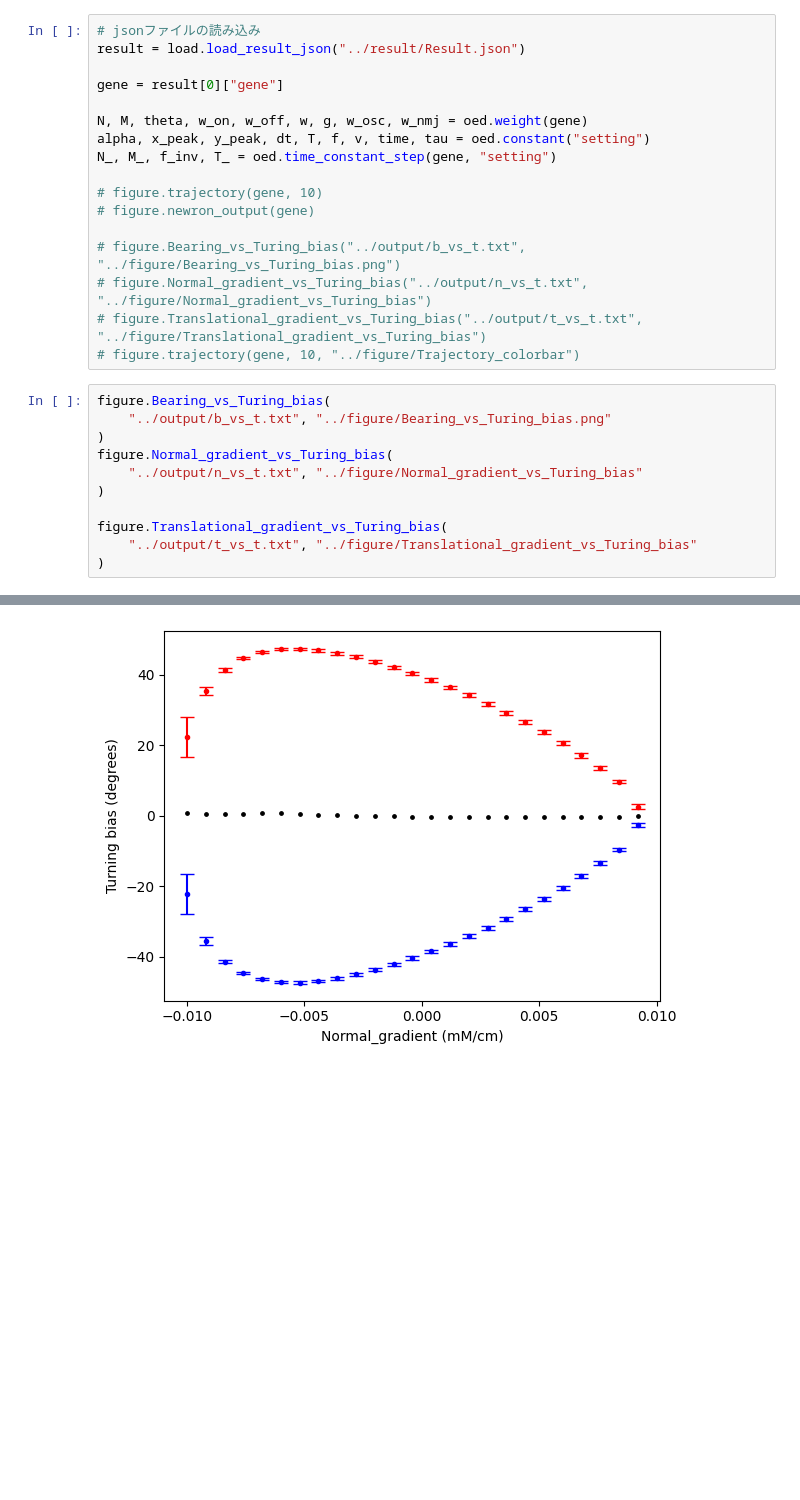
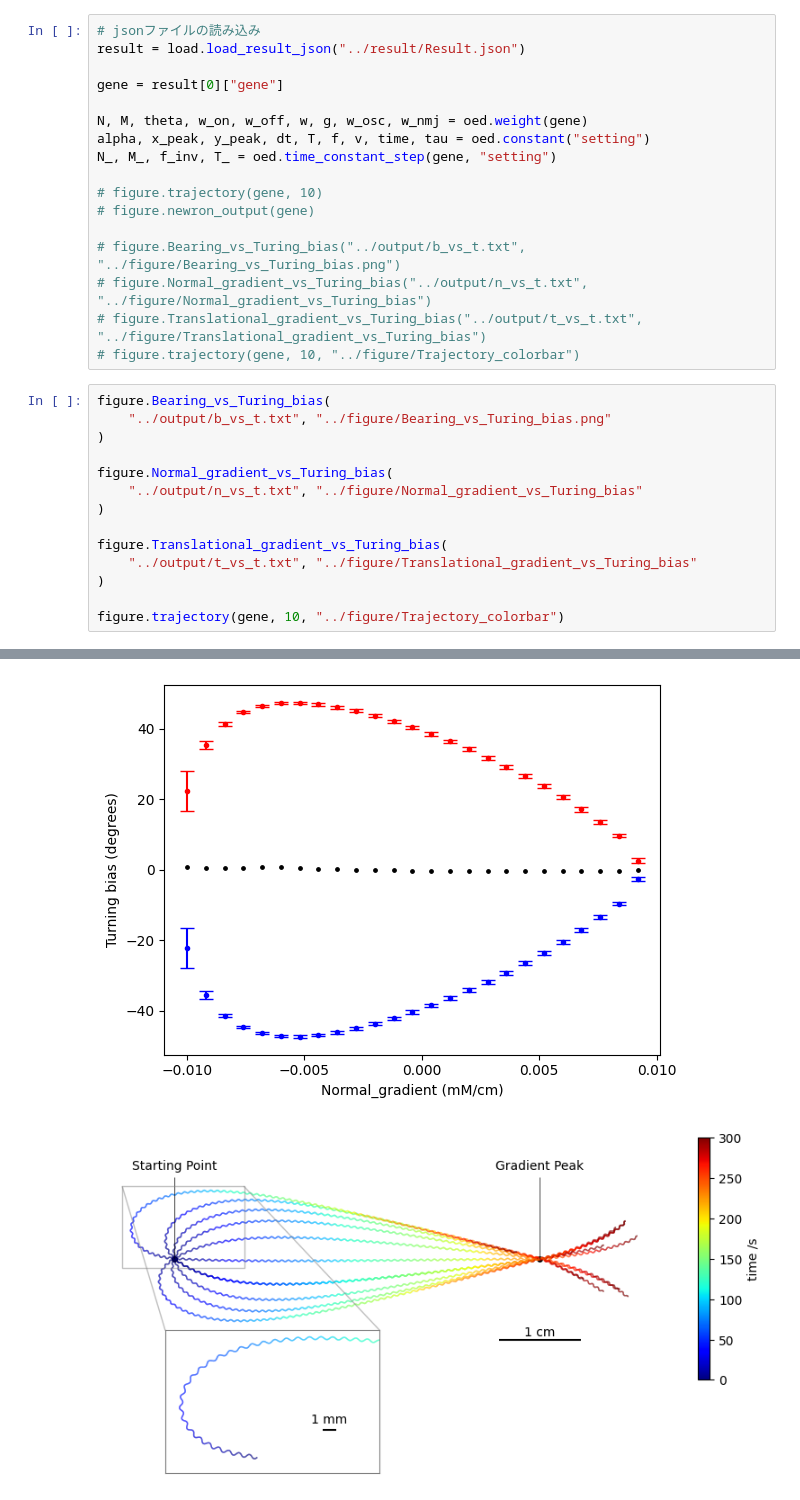
Before and after one commit to 118-Oganesson/C_elegans, a Jupyter notebook: python/main.ipynb, the cells around one changed output, grey strips where cells are left out. Cells and saved outputs as stored; diff of their text form; blank space fills up the shorter version.

```diff
--- a/python/main.ipynb
+++ b/python/main.ipynb
@@ -22,15 +22,19 @@ N_, M_, f_inv, T_ = oed.time_constant_step(gene, "setting")
 # %%
 figure.Bearing_vs_Turing_bias(
     "../output/b_vs_t.txt", "../figure/Bearing_vs_Turing_bias.png"
 )
+
 figure.Normal_gradient_vs_Turing_bias(
     "../output/n_vs_t.txt", "../figure/Normal_gradient_vs_Turing_bias"
 )
 
 figure.Translational_gradient_vs_Turing_bias(
     "../output/t_vs_t.txt", "../figure/Translational_gradient_vs_Turing_bias"
 )
+
+figure.trajectory(gene, 10, "../figure/Trajectory_colorbar")
 # %% [output]
 [figure]
 [figure]
 [figure]
+[figure, added]
```
